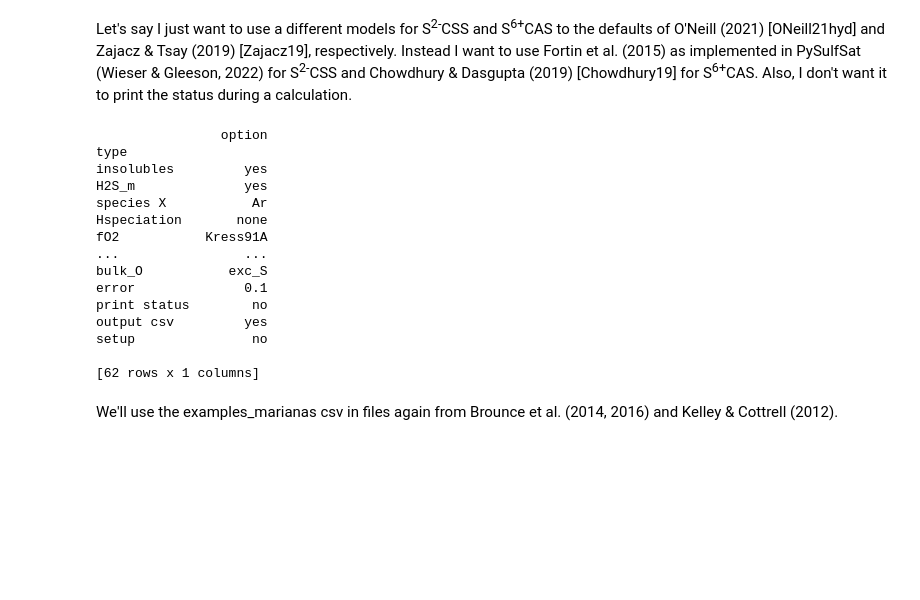
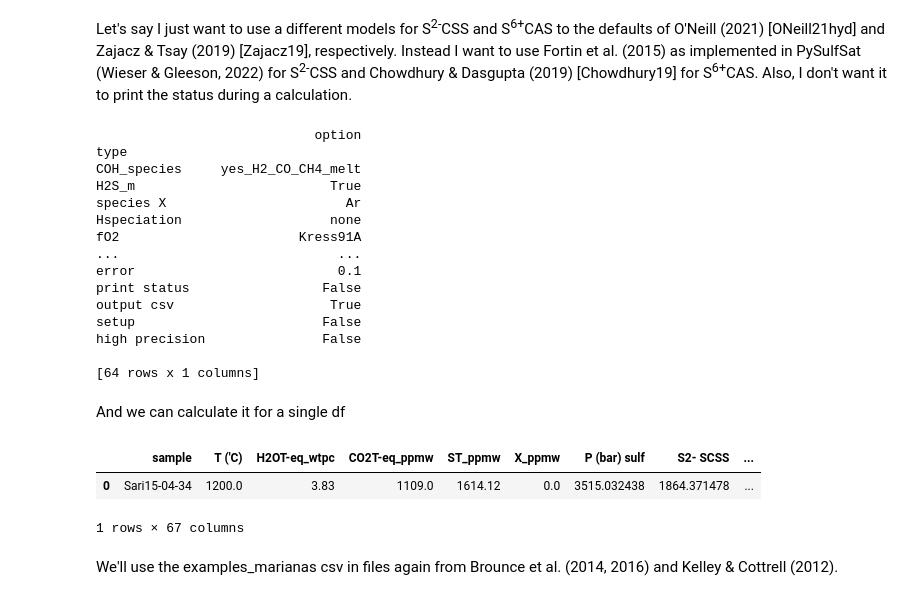
Before and after one commit to eryhughes/VolFe, a Jupyter notebook: docs/Examples/3c. SfO2 user_opt.ipynb, the cells around one changed output. Drawn from its saved outputs; the diff is of its cells as text; code cells hidden in the pictures; blank space fills up the shorter version.

```diff
--- a/docs/Examples/3c. SfO2 user_opt.ipynb
+++ b/docs/Examples/3c. SfO2 user_opt.ipynb
@@ -42,7 +39,7 @@ make_df_and_add_model_defaults(models)
 Let's say I just want to use a different models for S<sup>2-</sup>CSS and S<sup>6+</sup>CAS to the defaults of O'Neill (2021) [ONeill21hyd] and Zajacz & Tsay (2019) [Zajacz19], respectively. Instead I want to use Fortin et al. (2015) as implemented in PySulfSat (Wieser & Gleeson, 2022) for S<sup>2-</sup>CSS and Chowdhury & Dasgupta (2019) [Chowdhury19] for S<sup>6+</sup>CAS. Also, I don't want it to print the status during a calculation.
 # %%
 # choose the options I want - everything else will use the default options
-my_models = [['SCSS','pss_Fortin15'],['SCAS','Chowdhury19'],['y_S2','ideal'],['print status','no']]
+my_models = [['SCSS','Fortin15_pss'],['SCAS','Chowdhury19'],['y_S2','ideal']]
 
 # turn to dataframe with correct column headers and indexes
 my_models = vf.make_df_and_add_model_defaults(my_models)
@@ -50,21 +47,51 @@ my_models = vf.make_df_and_add_model_defaults(my_models)
 # show what the model dataframe looks like
 print(my_models)
 # %% [output]
-                option
+                            option
 type
-insolubles         yes
-H2S_m              yes
-species X           Ar
-Hspeciation       none
-fO2           Kress91A
-...                ...
-bulk_O           exc_S
-error              0.1
-print status        no
-output csv         yes
-setup               no
+COH_species     yes_H2_CO_CH4_melt
+H2S_m                         True
+species X                       Ar
+Hspeciation                   none
+fO2                       Kress91A
+...                            ...
+error                          0.1
+print status                 False
+output csv                    True
+setup                        False
+high precision               False
 
-[62 rows x 1 columns]
+[64 rows x 1 columns]
+# %% [markdown]
+And we can calculate it for a single df
+# %%
+# Define the melt composition and T as a dictionary.
+my_analysis = {'Sample':'Sari15-04-34',
+           'T_C': 1200., # Temperature in 'C
+           'SiO2': 46.94, # wt%
+           'TiO2': 0.65, # wt%
+           'Al2O3': 16.0, # wt%
+           'FeOT': 8.92, # wt%
+           'MnO': 0.15, # wt%
+           'MgO': 7.3, # wt%
+           'CaO': 13.94, # wt%
+           'Na2O': 1.61, # wt%
+           'K2O': 0.26, # wt%
+           'P2O5': 0.07, # wt%
+           'H2O': 3.83, # wt%
+           'CO2ppm': 1109., # ppm
+           'STppm': 1614.12, # ppm
+           'Xppm': 0.} # ppm
+
+# Turn the dictionary into a pandas dataframe, setting the index to 0.
+my_analysis = pd.DataFrame(my_analysis, index=[0])
+
+# run the calculations - just running for a subset of the csv file this time
+vf.calc_melt_S_oxybarometer(my_analysis,models=my_models)
+# %% [output]
+|  | sample | T ('C) | H2OT-eq_wtpc | CO2T-eq_ppmw | ST_ppmw | X_ppmw | P (bar) sulf | S2- SCSS | ... |
+| 0 | Sari15-04-34 | 1200.0 | 3.83 | 1109.0 | 1614.12 | 0.0 | 3515.032438 | 1864.371478 | ... |
+1 rows × 67 columns
 # %% [markdown]
 We'll use the examples_marianas csv in files again from Brounce et al. (2014, 2016) and Kelley & Cottrell (2012).
 # %%
```
Also changed, not shown: parts of 6 cells of this notebook.
